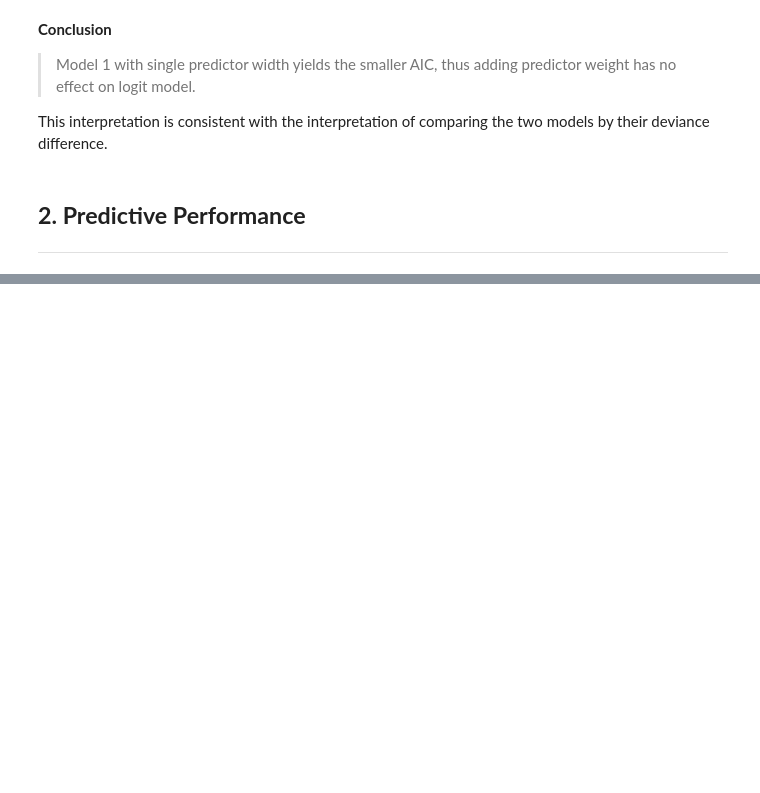
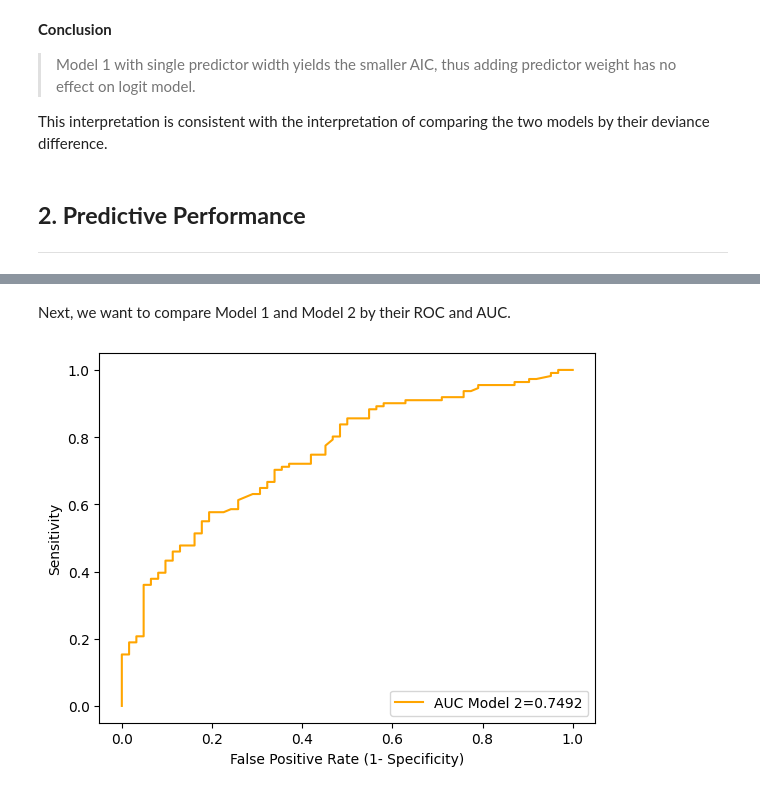
Before and after one commit to daniel-satria/credit_scoring, a Jupyter notebook: notebook/7.modelEvaluation.ipynb, the cells around one changed output, grey strips where cells are left out. Saved outputs shown, nothing was run; the diff lists cells and outputs as text; code cells hidden in the pictures; blank space fills up the shorter version.

```diff
--- a/notebook/7.modelEvaluation.ipynb
+++ b/notebook/7.modelEvaluation.ipynb
@@ -574,0 +909,31 @@ This interpretation is consistent with the interpretation of comparing the two m
+# %% [markdown]
+Next, we want to compare Model 1 and Model 2 by their ROC and AUC.
+# %%
+# ROC and AUC Model 2
+# Define predictors of model 2, matrix X = [width, weight]
+width_weight = data[['Width', 'Weight']]
+
+# Calculate success probabilities from model 2
+pi2 = result_width_weight.predict(exog = width_weight)
+
+# Calculate sensitivity (TPR) and 1-specificity (FPR) from each possible threshold
+# Using method sklearn.metrics.roc_curve
+fpr2, tpr2, threshold = metrics.roc_curve(y_true = satellite,
+                                          y_score = pi2)
+
+# Calculate AUC score using method sklearn.metrics.roc_auc_score
+auc2 = metrics.roc_auc_score(y_true = satellite,
+                             y_score = pi2)
+auc2 = round(auc2,4)
+
+# Plot ROC and its AUC
+plt.plot(fpr2, tpr2,
+         label = "AUC Model 2="+str(auc2),
+         color = 'orange')
+
+plt.ylabel("Sensitivity")
+plt.xlabel("False Positive Rate (1- Specificity)")
+plt.legend(loc = 4)
+plt.show()
+# %% [output]
+[figure, added]
```
Also changed, not shown: parts of 42 cells of this notebook.
